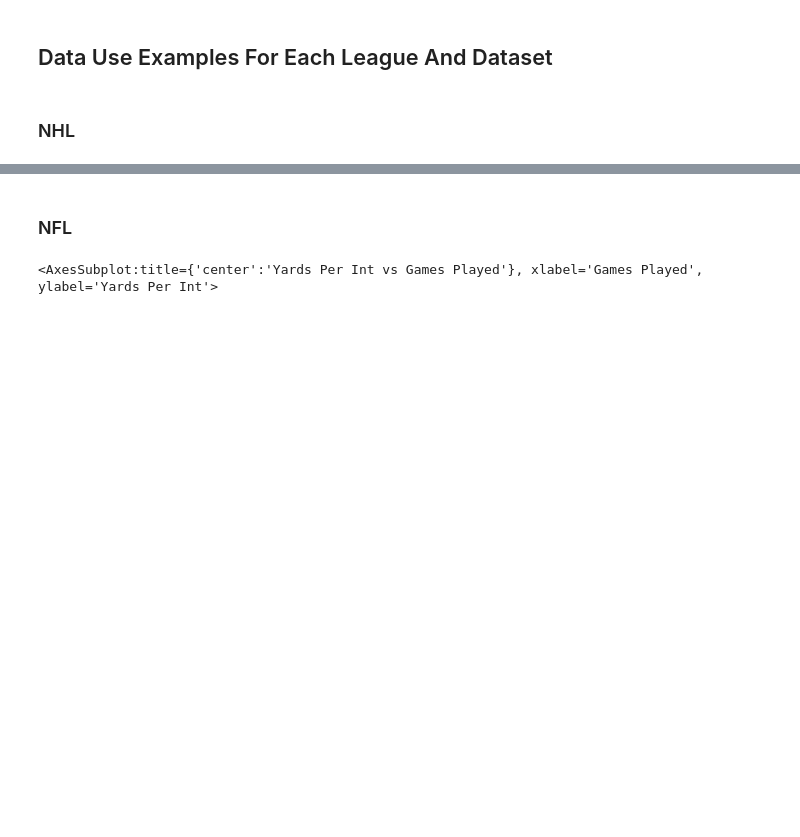
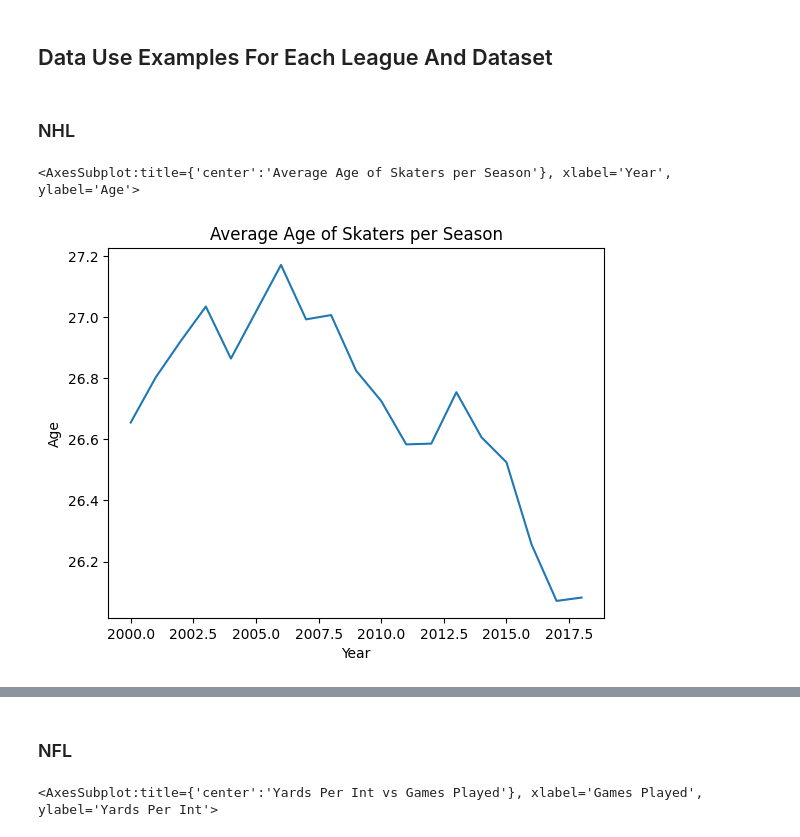
Before and after one commit to stevensryanw/stevensryanw.github.io, a Jupyter notebook: main.ipynb, the cells around one changed output, grey strips where cells are left out. Cells and saved outputs as stored; diff of their text form; code cells hidden in the pictures; blank space fills up the shorter version.

```diff
--- a/main.ipynb
+++ b/main.ipynb
@@ -59,0 +23,25 @@ nhl
+# %%
+#Creating a dataframe from csv files
+#This is the data of the 1940-2020 nhl skaters
+nhlSkaters = pd.read_csv('data/nhl/skater_data/skater_stats.csv', encoding= 'unicode_escape')
+
+#This is the data of the 2008-2020 nhl goalies
+nhlGoalies = pd.read_csv('data/nhl/goalie_data/nhl_goalie_stats.csv')
+
+#Data cleanup
+#Removing years before 2000 and after 2018
+nhlSkaters.drop(nhlSkaters[nhlSkaters['Season'] < 2000].index, inplace=True)
+nhlGoalies.drop(nhlGoalies[nhlGoalies['SEASON'] < 2000].index, inplace=True)
+nhlSkaters.drop(nhlSkaters[nhlSkaters['Season'] > 2018].index, inplace=True)
+nhlGoalies.drop(nhlGoalies[nhlGoalies['SEASON'] > 2018].index, inplace=True)
+
+#Adding a Pos column to the nhlGoalies dataframe
+nhlGoalies['Pos'] = 'G'
+
+#Matching data headers for merging later on
+nhlSkaters.rename(columns={'Season':'Year', 'Player':'Name', 'Tm': 'Team'}, inplace=True)
+nhlGoalies.rename(columns={'PLAYER_NAME': 'Name', 'SEASON': 'Year', 'TM': 'Team', 'AGE': 'Age'}, inplace=True)
+
+#Droping columns that are not needed
+nhlSkaters.drop(columns = ['Unnamed: 0'], inplace = True)
+nhlGoalies.drop(columns = ['PLAYER_ID', 'LG'], inplace = True)
@@ -252,0 +421,13 @@ nba.to_csv('nba.csv')
+# %%
+#Aggregating the mean based on season and age
+skaterAgeMean = nhlSkaters.groupby('Year')['Age'].mean()
+
+#Graphing the mean age of nhl players
+skaterAgeMean.plot.line(
+    title='Average Age of Skaters per Season',
+    xlabel='Year',
+    ylabel='Age'
+)
+# %% [output]
+<AxesSubplot:title={'center':'Average Age of Skaters per Season'}, xlabel='Year', ylabel='Age'>
+[figure, added]
```
Also changed, not shown: parts of 21 cells of this notebook, 40 other files.
